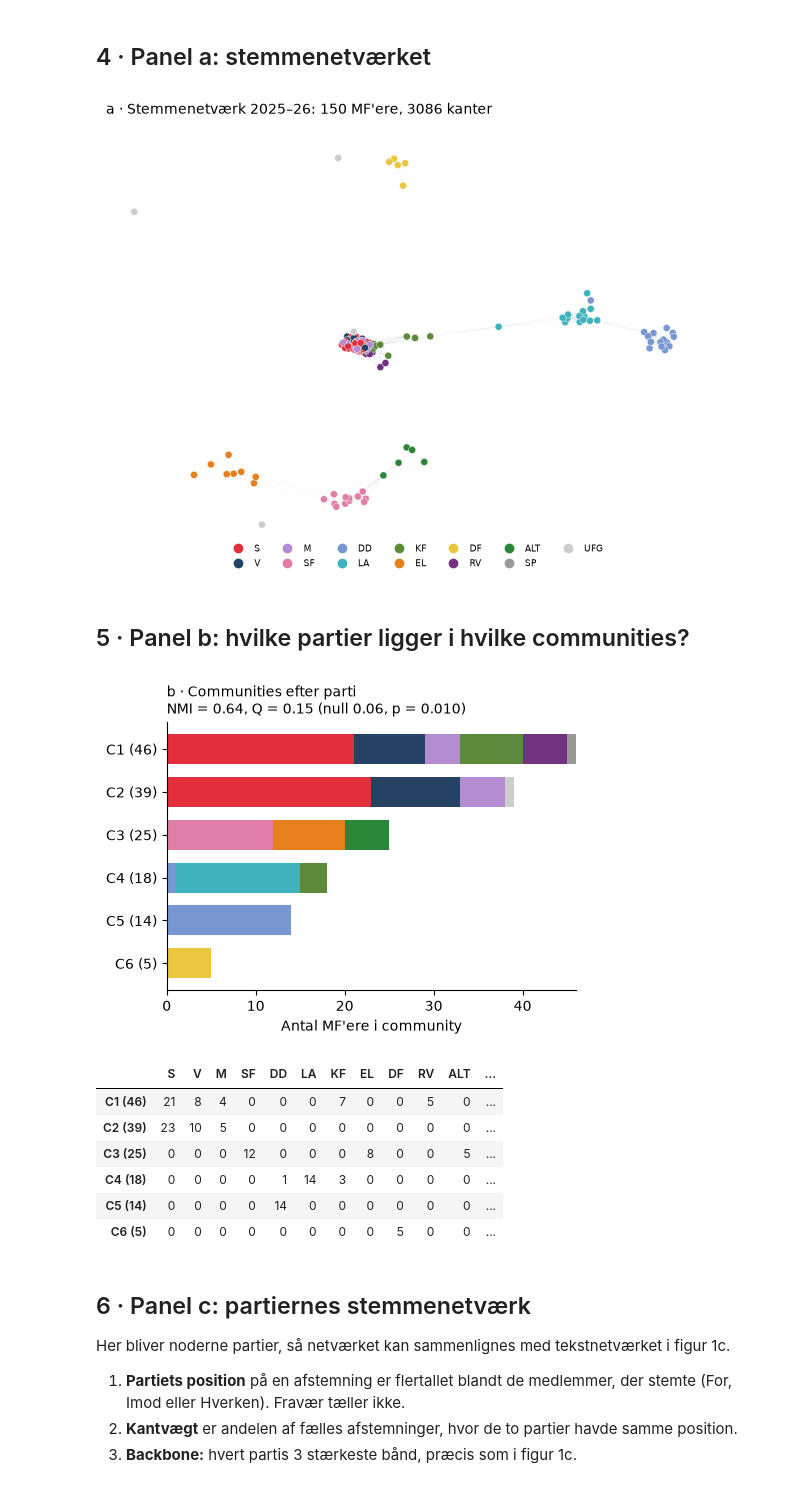
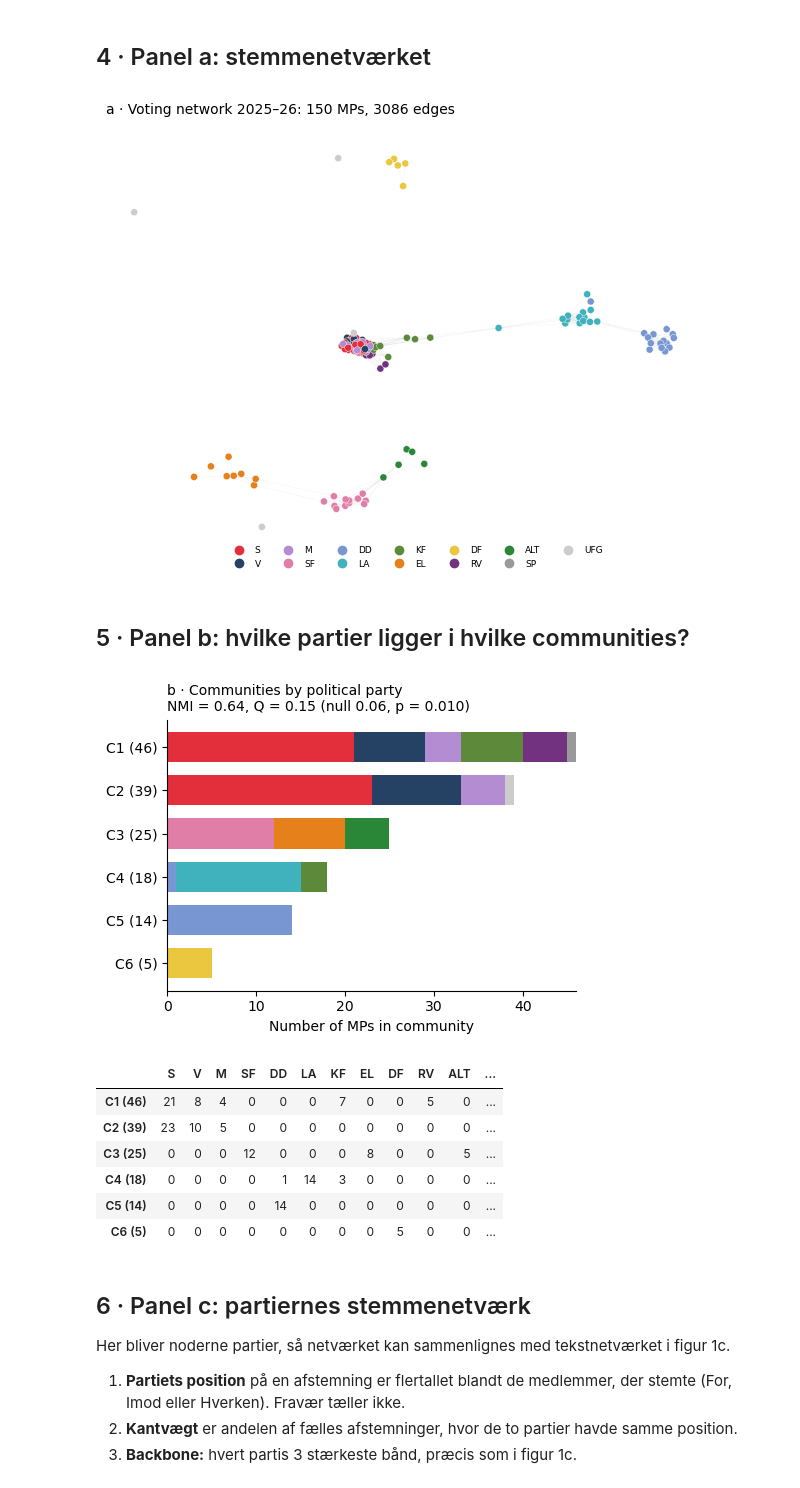
Before and after one commit to Signedue/Politics-Network, a Jupyter notebook: notebooks/HvadStemmerDe/fig2_hvordan_stemmer_de-2.ipynb, the cells around one changed output. Saved outputs shown, nothing was run; the diff lists cells and outputs as text; code cells hidden in the pictures.

```diff
--- a/notebooks/HvadStemmerDe/fig2_hvordan_stemmer_de-2.ipynb
+++ b/notebooks/HvadStemmerDe/fig2_hvordan_stemmer_de-2.ipynb
@@ -28,7 +28,7 @@ SEED = 1004
 # %% [markdown]
 ## 1 · Indlæs stemmenetværket
 # %%
-G = nx.read_graphml("/Users/sabirinomar/Politics-Network/data/processed/milestone4c_ruleB.graphml")
+G = nx.read_graphml("/Users/salmahirsi/Documents/GitHub/Politics-Network/data/processed/milestone4c_ruleB.graphml")
 for u, v, d in G.edges(data=True):
     d["weight"] = float(d["excess_similarity"])      # kantvægt = excess similarity
 
@@ -111,38 +111,39 @@ def tegn_panel_a(ax):
     til_stede = [p for p in PARTIER + ["SP", "UFG"] if p in set(parti.values())]
     ax.legend(handles=[plt.Line2D([], [], marker="o", ls="", color=FARVER[p], label=p) for p in til_stede],
               ncol=7, fontsize=6.5, frameon=False, loc="upper center", bbox_to_anchor=(0.5, 0.02))
-    ax.set_title(f"a · Stemmenetværk 2025–26: {G.number_of_nodes()} MF'ere, {G.number_of_edges()} kanter",
-                 fontsize=10, loc="left")
+    ax.set_title( f"a · Voting network 2025–26: {G.number_of_nodes()} MPs, {G.number_of_edges()} edges", fontsize=10, loc="left" ),
+
     ax.axis("off")
 
 
 fig, ax = plt.subplots(figsize=(6.5, 5)); tegn_panel_a(ax); plt.tight_layout(); plt.show()
 # %% [output]
-[figure, old version]
+[figure, new version]
 # %% [markdown]
 ## 5 · Panel b: hvilke partier ligger i hvilke communities?
 # %%
 def tegn_panel_b(ax):
     store = [c for c in sorted(comms, key=len, reverse=True) if len(c) > 1]
     til_stede = [p for p in PARTIER + ["SP", "UFG"] if p in set(parti.values())]
     mat = pd.DataFrame([[sum(parti[n] == p for n in c) for p in til_stede] for c in store],
                        columns=til_stede, index=[f"C{i+1} ({len(c)})" for i, c in enumerate(store)])
     venstre = np.zeros(len(mat))
     for p in til_stede:
         ax.barh(range(len(mat)), mat[p].values, left=venstre, color=FARVER[p], height=0.7)
         venstre += mat[p].values
     ax.set_yticks(range(len(mat)), mat.index); ax.invert_yaxis()
-    ax.set_xlabel("Antal MF'ere i community")
-    ax.set_title(f"b · Communities efter parti\nNMI = {nmi_parti:.2f}, Q = {Q:.2f} (null {Q_null.mean():.2f}, p = {p_Q:.3f})",
-                 fontsize=10, loc="left")
+    ax.set_xlabel("Number of MPs in community")
+    ax.set_title(f"b · Communities by political party\nNMI = {nmi_parti:.2f}, Q = {Q:.2f} (null {Q_null.mean():.2f}, p = {p_Q:.3f})",
+    fontsize=10, loc="left"),
+
     ax.spines[["top", "right"]].set_visible(False)
     return mat
 
 
 fig, ax = plt.subplots(figsize=(5, 3.8)); mat = tegn_panel_b(ax); plt.tight_layout(); plt.show()
 mat
 # %% [output]
-[figure, old version]
+[figure, new version]
 |  | S | V | M | SF | DD | LA | KF | EL | DF | RV | ALT | ... |
 | C1 (46) | 21 | 8 | 4 | 0 | 0 | 0 | 7 | 0 | 0 | 5 | 0 | ... |
 | C2 (39) | 23 | 10 | 5 | 0 | 0 | 0 | 0 | 0 | 0 | 0 | 0 | ... |
```
Also changed, not shown: parts of 3 cells of this notebook, 2 other files.
